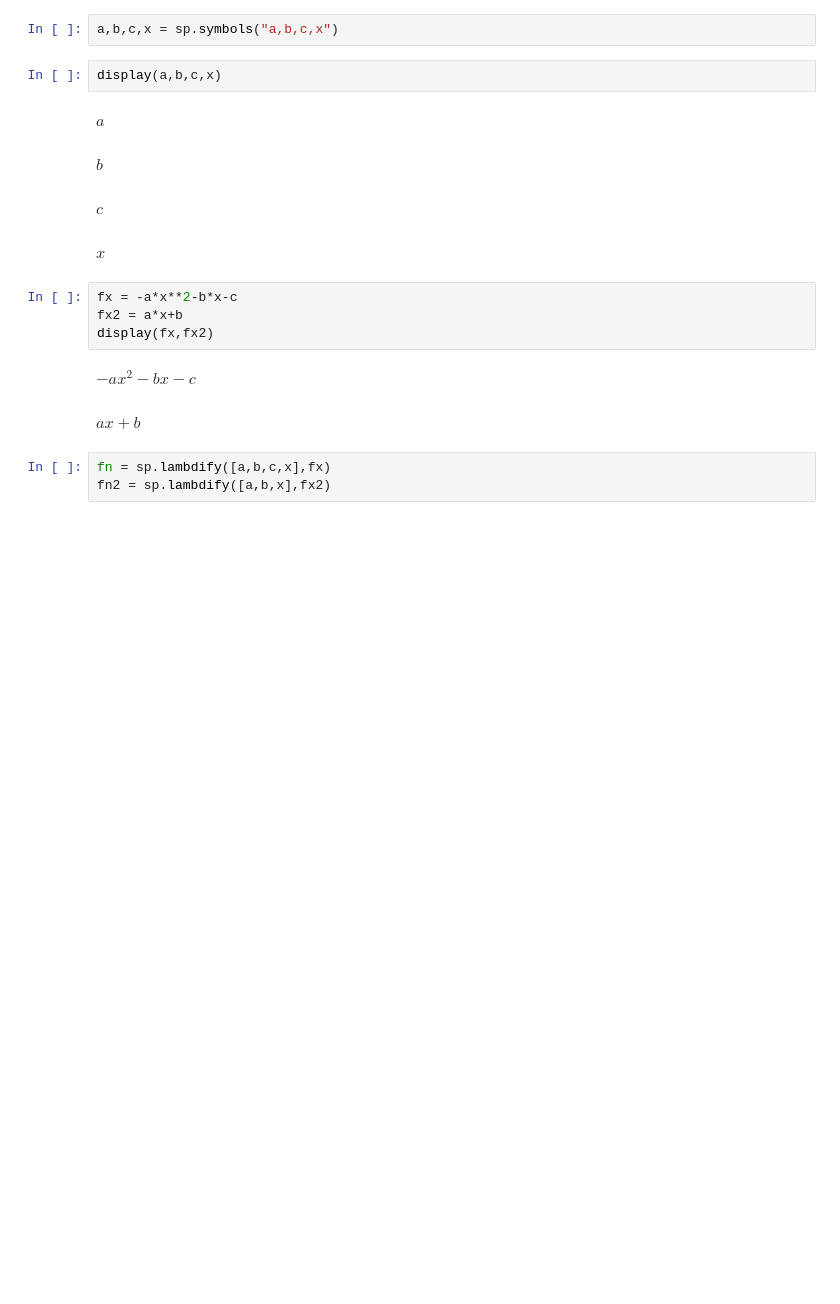
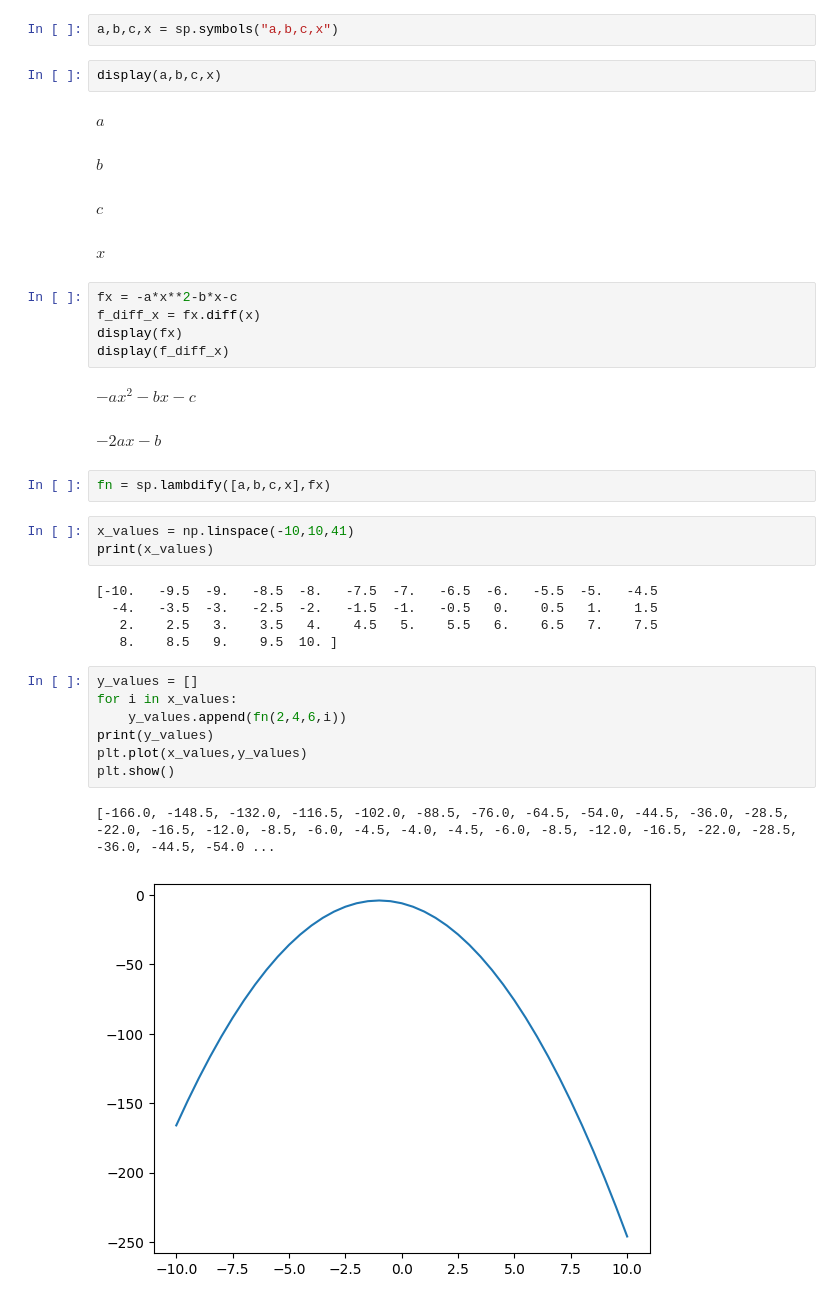
Before and after one commit to hydekage/Kuliah-PIK, a Jupyter notebook: Scientific_Calculator.ipynb, the cells around one changed output. Saved outputs shown, nothing was run; the diff lists cells and outputs as text; blank space fills up the shorter version.

```diff
--- a/Scientific_Calculator.ipynb
+++ b/Scientific_Calculator.ipynb
@@ -21,11 +20,29 @@ $\displaystyle c$
 $\displaystyle x$
 # %%
 fx = -a*x**2-b*x-c
-fx2 = a*x+b
-display(fx,fx2)
+f_diff_x = fx.diff(x)
+display(fx)
+display(f_diff_x)
 # %% [output]
 $\displaystyle - a x^{2} - b x - c$
-$\displaystyle a x + b$
+$\displaystyle - 2 a x - b$
 # %%
 fn = sp.lambdify([a,b,c,x],fx)
-fn2 = sp.lambdify([a,b,x],fx2)
+# %%
+x_values = np.linspace(-10,10,41)
+print(x_values)
+# %% [output]
+[-10.   -9.5  -9.   -8.5  -8.   -7.5  -7.   -6.5  -6.   -5.5  -5.   -4.5
+  -4.   -3.5  -3.   -2.5  -2.   -1.5  -1.   -0.5   0.    0.5   1.    1.5
+   2.    2.5   3.    3.5   4.    4.5   5.    5.5   6.    6.5   7.    7.5
+   8.    8.5   9.    9.5  10. ]
+# %%
+y_values = []
+for i in x_values:
+    y_values.append(fn(2,4,6,i))
+print(y_values)
+plt.plot(x_values,y_values)
+plt.show()
+# %% [output]
+[-166.0, -148.5, -132.0, -116.5, -102.0, -88.5, -76.0, -64.5, -54.0, -44.5, -36.0, -28.5, -22.0, -16.5, -12.0, -8.5, -6.0, -4.5, -4.0, -4.5, -6.0, -8.5, -12.0, -16.5, -22.0, -28.5, -36.0, -44.5, -54.0 ...
+[figure, added]
```
Also changed, not shown: parts of 6 cells of this notebook.
